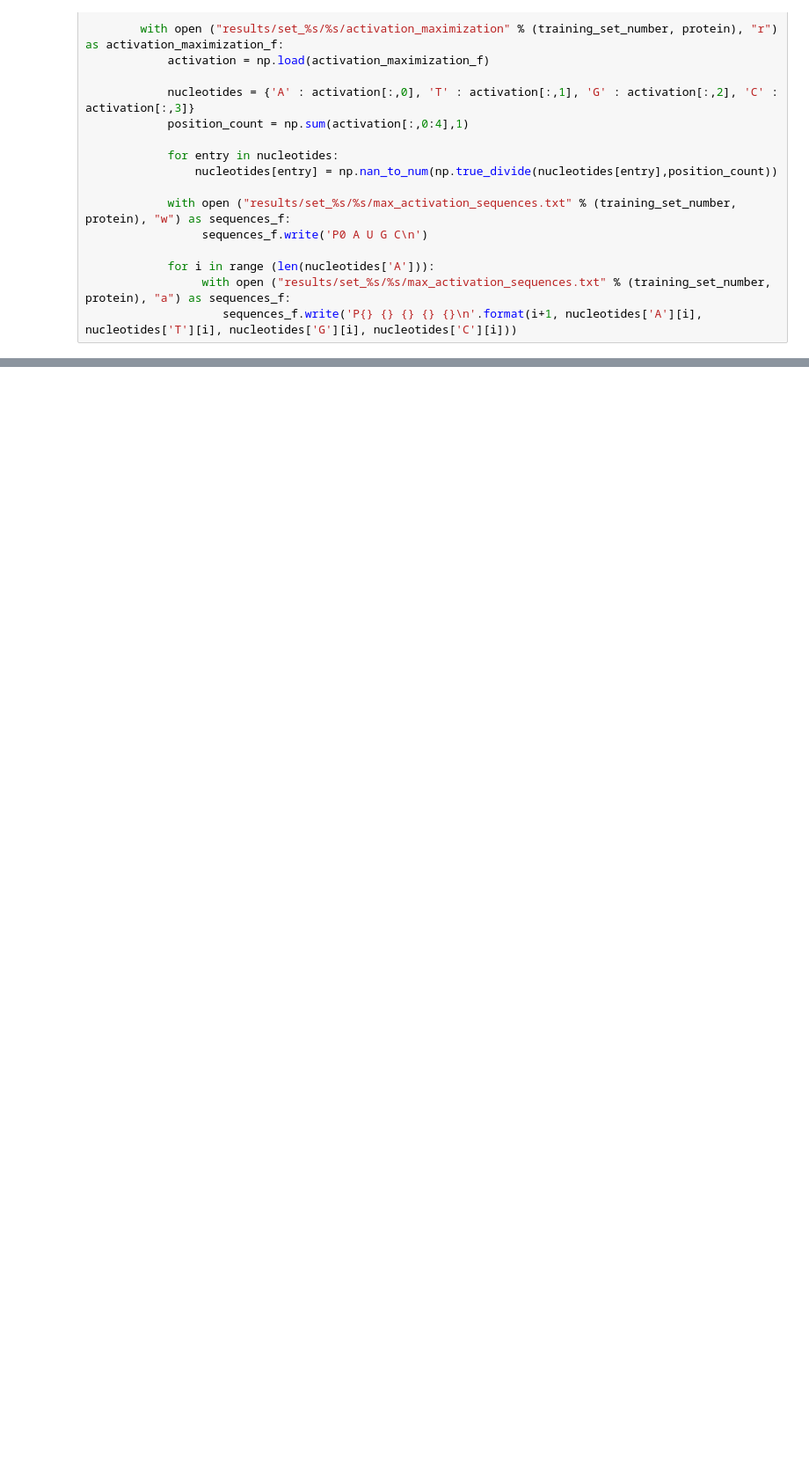
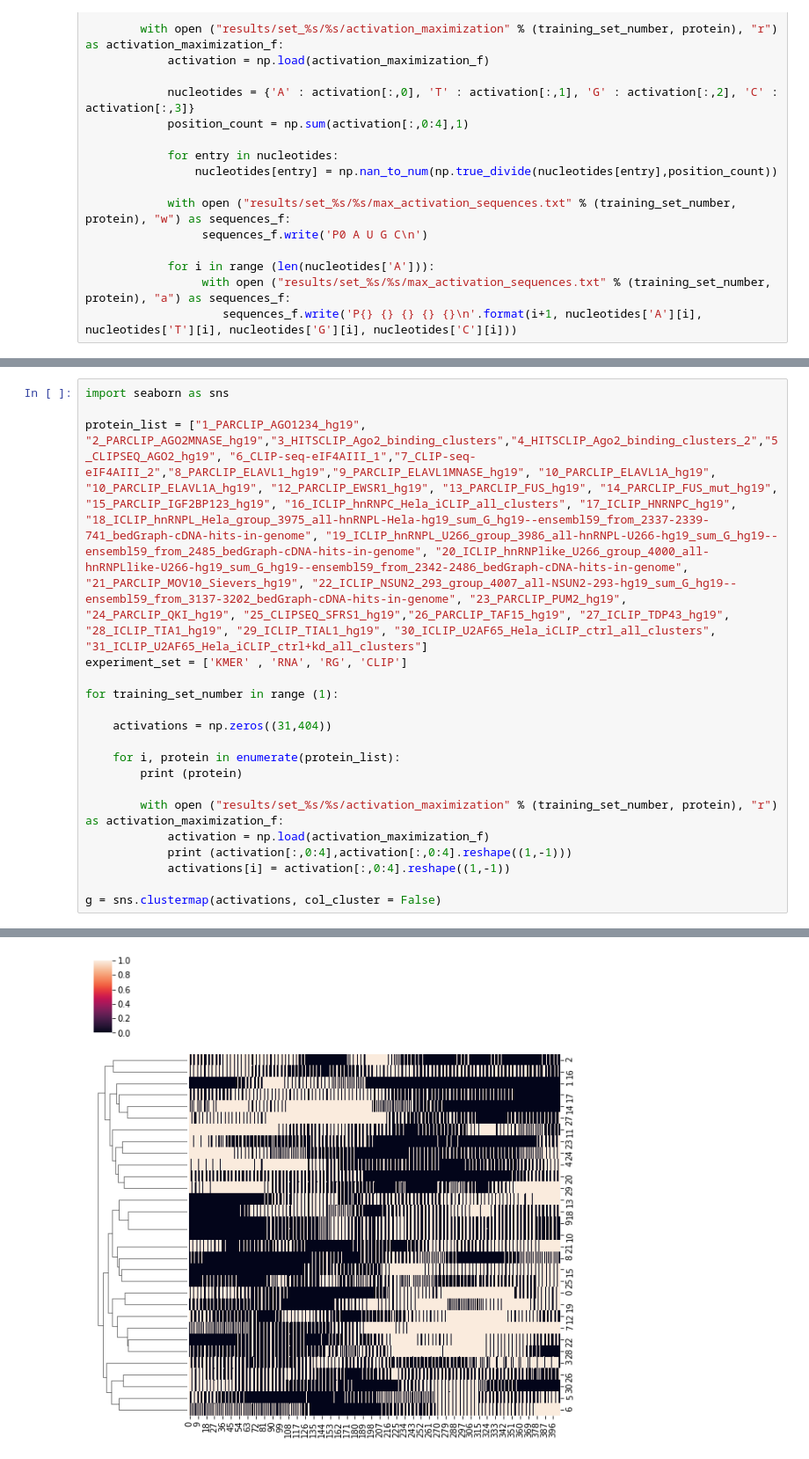
Before and after one commit to AnzeLovse/mcBind, a Jupyter notebook: activation_maximization.ipynb, the cells around one changed output, grey strips where cells are left out. Shown at 88% size. Cells and saved outputs as stored; diff of their text form; blank space fills up the shorter version.

Commit message:
updated visualization notebooks

```diff
--- a/activation_maximization.ipynb
+++ b/activation_maximization.ipynb
@@ -245,0 +265,20 @@ for training_set_number in range (1):
+# %%
+import seaborn as sns
+
+protein_list = ["1_PARCLIP_AGO1234_hg19", "2_PARCLIP_AGO2MNASE_hg19","3_HITSCLIP_Ago2_binding_clusters","4_HITSCLIP_Ago2_binding_clusters_2","5_CLIPSEQ_AGO2_hg19", "6_CLIP-seq-eIF4AIII_1","7_CLIP-seq-eIF4AIII_2","8_PARCLIP_ELAVL1_hg19","9_PARCLIP_ELAVL1MNASE_hg19", "10_PARCLIP_ELAVL1A_hg19", "10_PARCLIP_ELAVL1A_hg19", "12_PARCLIP_EWSR1_hg19", "13_PARCLIP_FUS_hg19", "14_PARCLIP_FUS_mut_hg19", "15_PARCLIP_IGF2BP123_hg19", "16_ICLIP_hnRNPC_Hela_iCLIP_all_clusters", "17_ICLIP_HNRNPC_hg19", "18_ICLIP_hnRNPL_Hela_group_3975_all-hnRNPL-Hela-hg19_sum_G_hg19--ensembl59_from_2337-2339-741_bedGraph-cDNA-hits-in-genome", "19_ICLIP_hnRNPL_U266_group_3986_all-hnRNPL-U266-hg19_sum_G_hg19--ensembl59_from_2485_bedGraph-cDNA-hits-in-genome", "20_ICLIP_hnRNPlike_U266_group_4000_all-hnRNPLlike-U266-hg19_sum_G_hg19--ensembl59_from_2342-2486_bedGraph-cDNA-hits-in-genome", "21_PARCLIP_MOV10_Sievers_hg19", "22_ICLIP_NSUN2_293_group_4007_all-NSUN2-293-hg19_sum_G_hg19--ensembl59_from_3137-3202_bedGraph-cDNA-hits-in-genome", "23_PARCLIP_PUM2_hg19", "24_PARCLIP_QKI_hg19", "25_CLIPSEQ_SFRS1_hg19","26_PARCLIP_TAF15_hg19", "27_ICLIP_TDP43_hg19", "28_ICLIP_TIA1_hg19", "29_ICLIP_TIAL1_hg19", "30_ICLIP_U2AF65_Hela_iCLIP_ctrl_all_clusters", "31_ICLIP_U2AF65_Hela_iCLIP_ctrl+kd_all_clusters"]
+experiment_set = ['KMER' , 'RNA', 'RG', 'CLIP']
+
+for training_set_number in range (1):
+
+    activations = np.zeros((31,404))
+
+    for i, protein in enumerate(protein_list):
+        print (protein)
+
+        with open ("results/set_%s/%s/activation_maximization" % (training_set_number, protein), "r") as activation_maximization_f:
+            activation = np.load(activation_maximization_f)
+            print (activation[:,0:4],activation[:,0:4].reshape((1,-1)))
+            activations[i] = activation[:,0:4].reshape((1,-1))
+
+g = sns.clustermap(activations, col_cluster = False)
+# %% [output]
@@ -245,0 +302 @@ for training_set_number in range (1):
+[figure, added]
```
Also changed, not shown: parts of 6 cells of this notebook, 4 other files.
